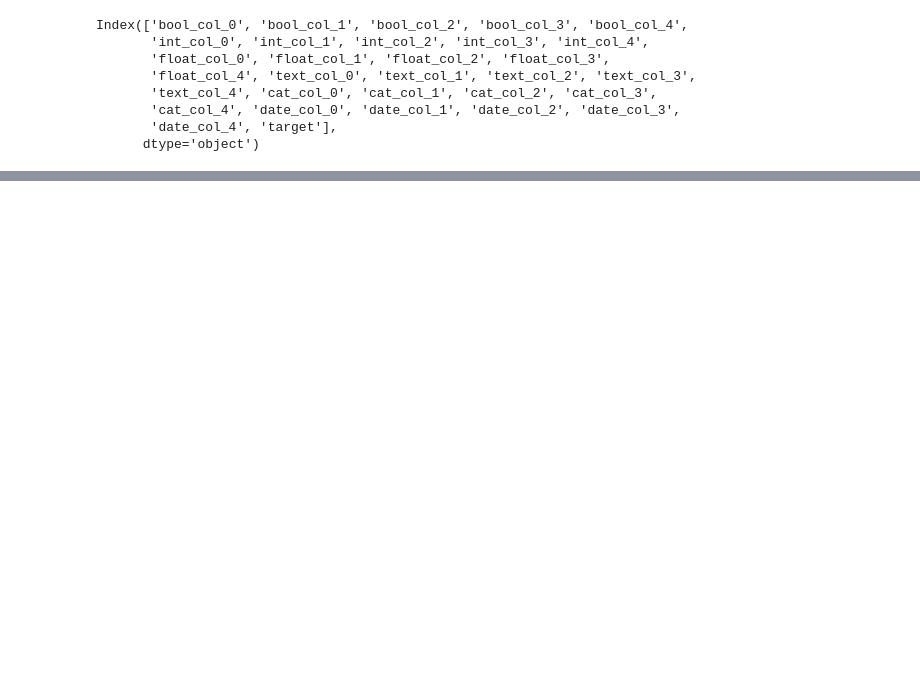
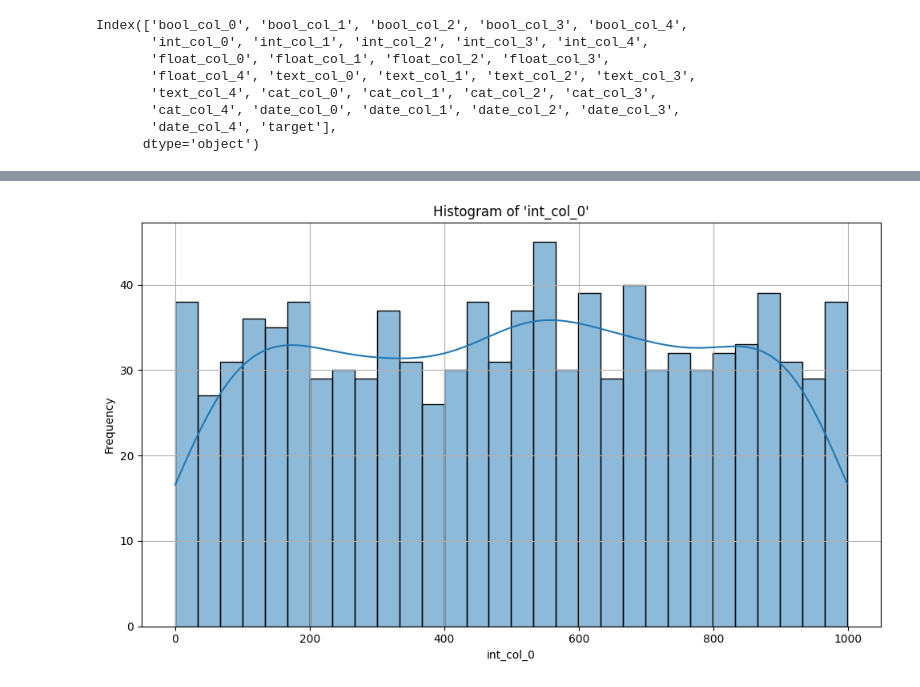
Before and after one commit to varuntotakura/SampleCodes, a Jupyter notebook: Notebooks/EDA.ipynb, the cells around one changed output, grey strips where cells are left out. Saved outputs shown, nothing was run; the diff lists cells and outputs as text; code cells hidden in the pictures; blank space fills up the shorter version.

```diff
--- a/Notebooks/EDA.ipynb
+++ b/Notebooks/EDA.ipynb
@@ -726,0 +816,5 @@ compare_group_distributions(df, group_col='bool_col_3', value_col='target', plot
+# %%
+# For numeric column
+plot_frequency_distribution(df, numeric_cols[0], plot_type='hist')
+# %% [output]
+[figure, added]
```
Also changed, not shown: parts of 13 cells of this notebook, 1 other file.
